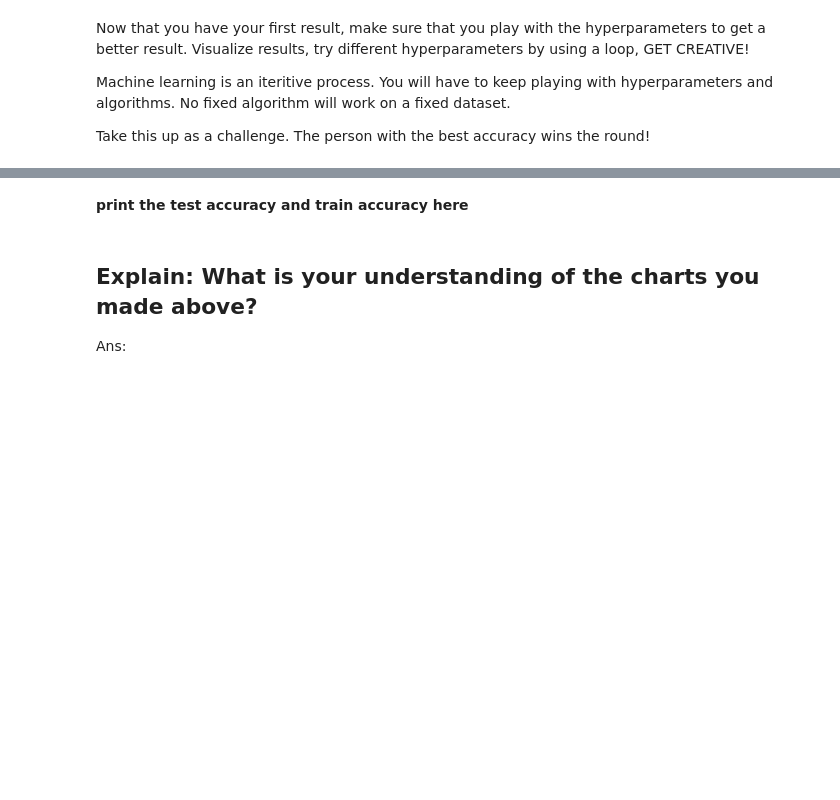
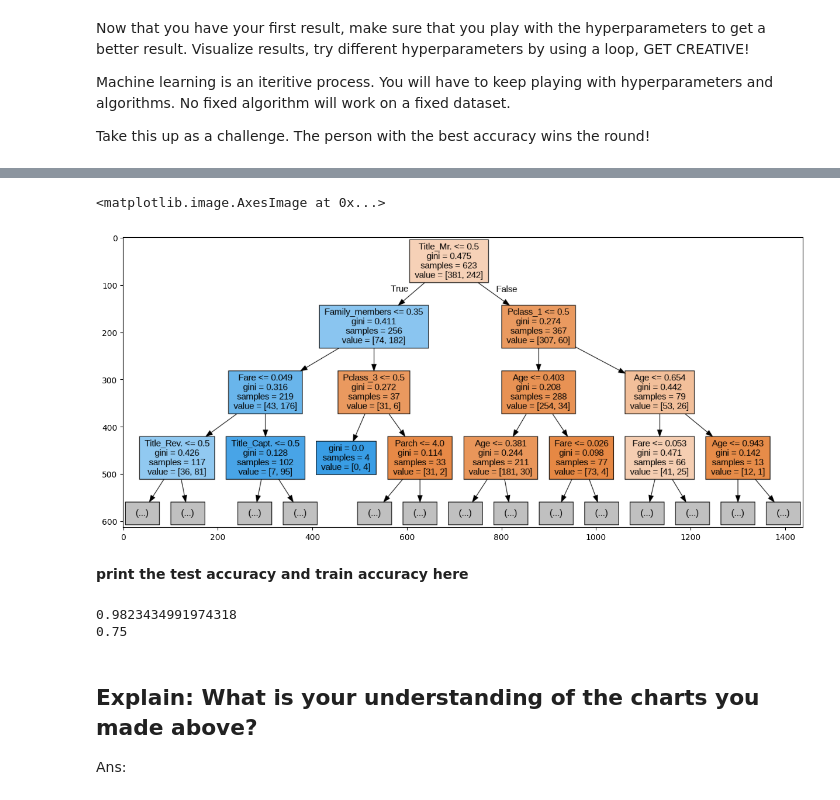
Before and after one commit to Gaurang-Singhania/Synapse_LP, a Jupyter notebook: Gaurang's_Copy_of_SynapseLP_Task4.ipynb, the cells around one changed output, grey strips where cells are left out. Saved outputs shown, nothing was run; the diff lists cells and outputs as text; code cells hidden in the pictures; blank space fills up the shorter version.

```diff
--- a/Gaurang's_Copy_of_SynapseLP_Task4.ipynb
+++ b/Gaurang's_Copy_of_SynapseLP_Task4.ipynb
@@ -160,9 +248,12 @@ nan_test
 <b>extract the y label (survived) from the dataframe and store it in a new variable</b>
 # %%
 #write code here
+
+y_label_train = titanic_train['Survived']
 # %% [markdown]
 <b>remove the y_label (survived) from the dataframe</b>
 # %%
 #write code here
+titanic_train.drop('Survived', axis=1, inplace=True)
 # %% [markdown]
 <b>Split the data into train and test. (do a split in the ratio 70:30)</b>
@@ -171,2 +260,8 @@ nan_test
+# %%
+#write code here
+
+from sklearn.model_selection import train_test_split
+
+x_train, x_test, y_train, y_test = train_test_split(titanic_train,y_label_train, test_size=0.3, random_state=0)
 # %% [markdown]
 <b>Now that you have the entire preprocessed and split data, implement the decision tree algorithm from sklearn and fit it to this dataset</b> <br>
@@ -174,0 +268,6 @@ nan_test
+# %%
+#write code here
+from sklearn.tree import DecisionTreeClassifier
+
+decision_tree_model = DecisionTreeClassifier(random_state = 0)
+decision_tree_model.fit(x_train, y_train)
@@ -192,8 +303,9 @@ Take this up as a challenge. The person with the best accuracy wins the round!
 #complete the code below to create an image of the decision tree
 from sklearn import tree
 !pip install graphviz
-decision_tree = tree.export_graphviz('''model name here''', out_file='tree.dot', feature_names=X_train.columns, max_depth=2, filled=True)
+decision_tree = tree.export_graphviz(decision_tree_model, out_file='tree.dot', feature_names=x_train.columns, max_depth=3, filled=True)
 !dot -Tpng tree.dot -o tree.png # to convert the file
 image = plt.imread('tree.png')
 plt.figure(figsize=(15,15))
 plt.imshow(image)
+# %% [output]
@@ -200,2 +313,4 @@ plt.imshow(image)
+<matplotlib.image.AxesImage at 0x...>
+[figure, added]
 # %% [markdown]
 <b>print the test accuracy and train accuracy here</b>
@@ -204,3 +317,10 @@ plt.imshow(image)
+# %%
+#write code here
+print(decision_tree_model.score(x_train, y_train))
+print(decision_tree_model.score(x_test, y_test))
+# %% [output]
+0.9823434991974318
+0.75
 # %% [markdown]
 ## Explain: What is your understanding of the charts you made above?
 
```
Also changed, not shown: parts of 41 cells of this notebook.
